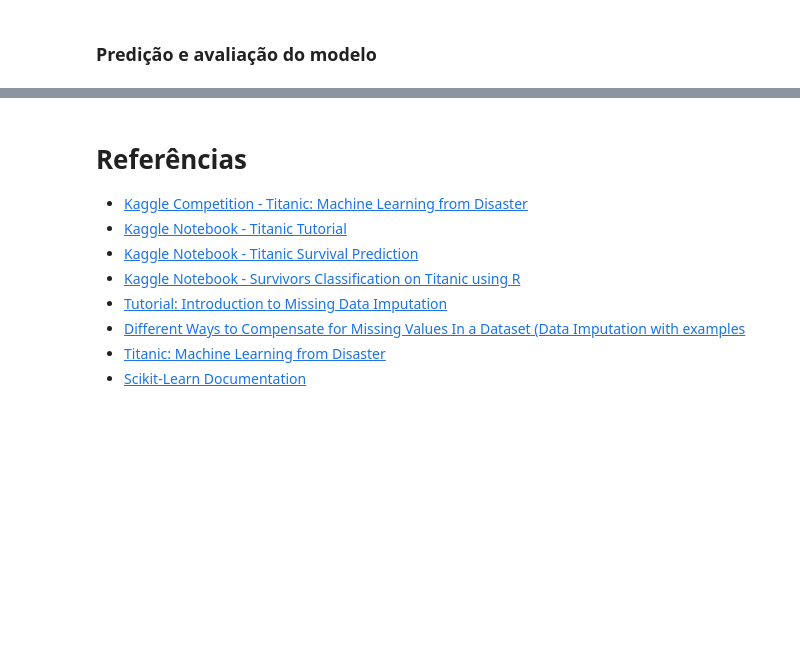
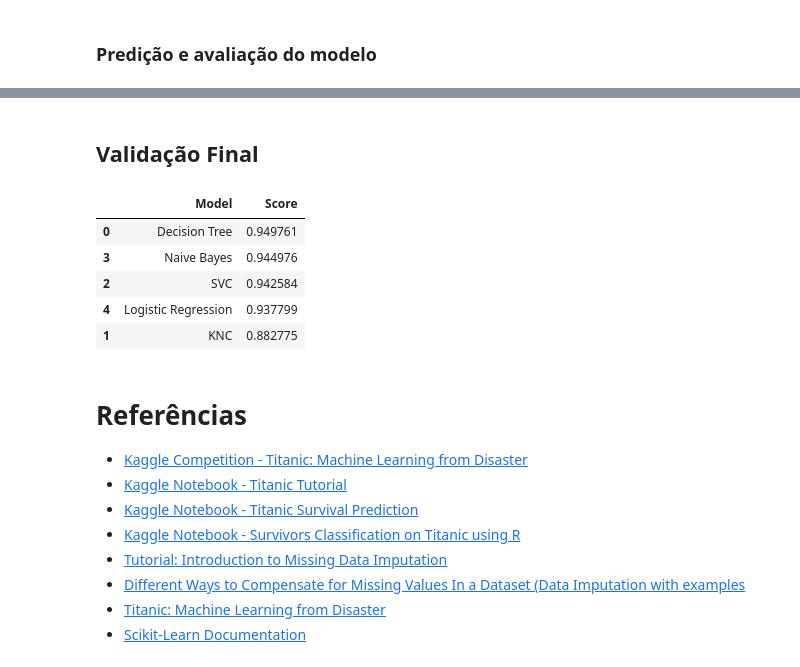
Before and after one commit to rafabenevente/AM_1, a Jupyter notebook: AM_1_Titanic_Predição_dos_sobreviventes.ipynb, the cells around one changed output, grey strips where cells are left out. Cells and saved outputs as stored; diff of their text form; code cells hidden in the pictures; blank space fills up the shorter version.

```diff
--- a/AM_1_Titanic_Predição_dos_sobreviventes.ipynb
+++ b/AM_1_Titanic_Predição_dos_sobreviventes.ipynb
@@ -788,0 +795,41 @@ print(disp.confusion_matrix)
+# %% [markdown]
+## Validação Final
+# %%
+# Decision Tree
+dtc.fit(X_train, Y_train)
+final_predDTC =  dtc.predict(X_test)
+acc_DT = accuracy_score(validation['Survived'], final_predDTC)
+
+# KNC
+knc.fit(X_train, Y_train)
+final_predKNC =  knc.predict(X_test)
+acc_KNC = accuracy_score(validation['Survived'], final_predKNC)
+
+# SVC
+svc.fit(X_train, Y_train)
+final_predSVC =  svc.predict(X_test)
+acc_SVC = accuracy_score(validation['Survived'], final_predSVC)
+
+# Naive Bayes
+mnb.fit(X_train, Y_train)
+final_predMNB =  mnb.predict(X_test)
+acc_NB = accuracy_score(validation['Survived'], final_predMNB)
+
+# Logistic Regression
+lr.fit(X_train, Y_train)
+final_predLR =  lr.predict(X_test)
+acc_LR = accuracy_score(validation['Survived'], final_predLR)
+# %%
+models = pd.DataFrame({
+    'Model': ['Decision Tree', 'KNC', 'SVC',
+              'Naive Bayes',  'Logistic Regression'],
+    'Score': [acc_DT, acc_KNC, acc_SVC,
+              acc_NB, acc_LR]})
+models.sort_values(by='Score', ascending=False)
+# %% [output]
+|  | Model | Score |
+| 0 | Decision Tree | 0.949761 |
+| 3 | Naive Bayes | 0.944976 |
+| 2 | SVC | 0.942584 |
+| 4 | Logistic Regression | 0.937799 |
+| 1 | KNC | 0.882775 |
```
Also changed, not shown: parts of 16 cells of this notebook.
